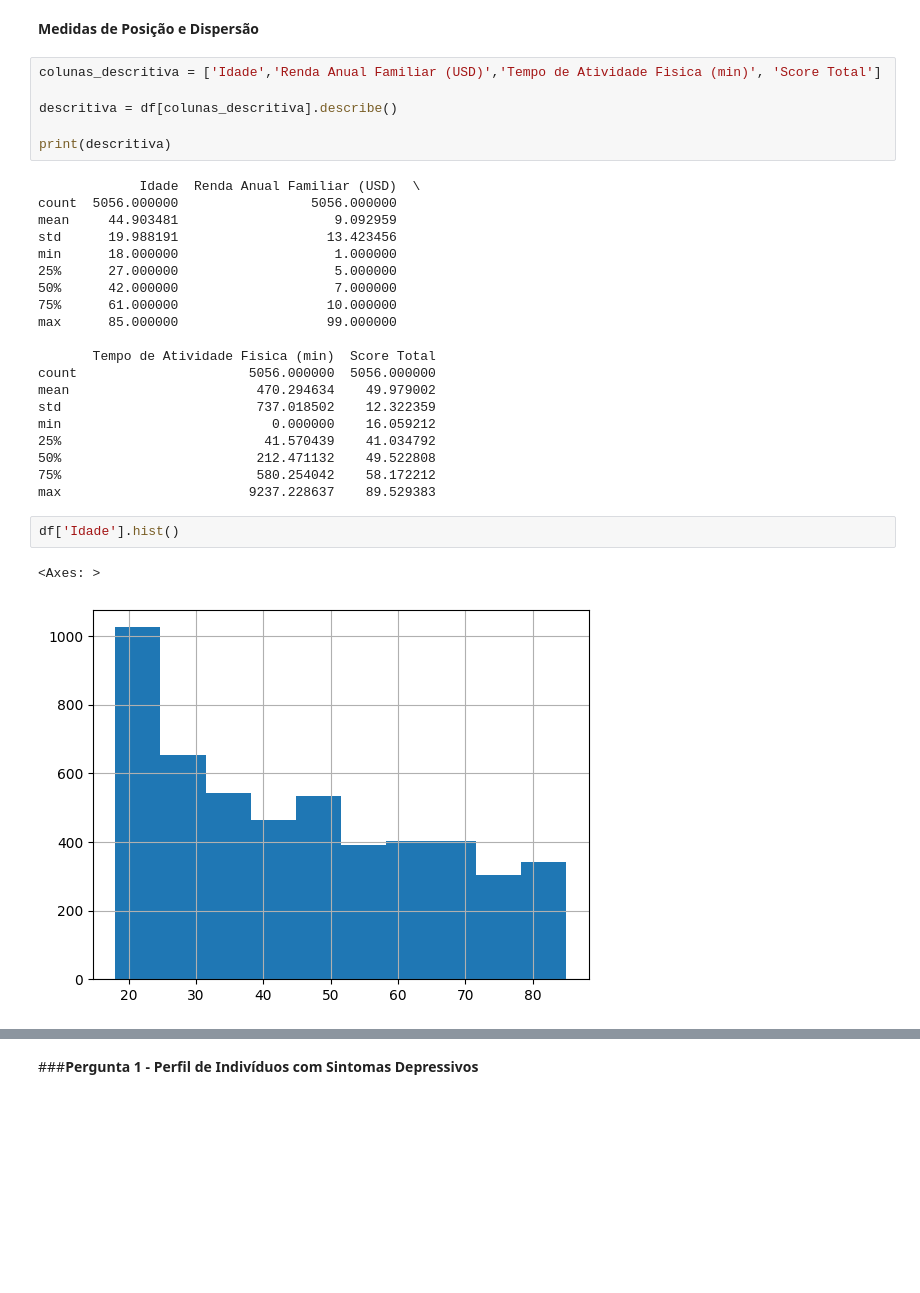
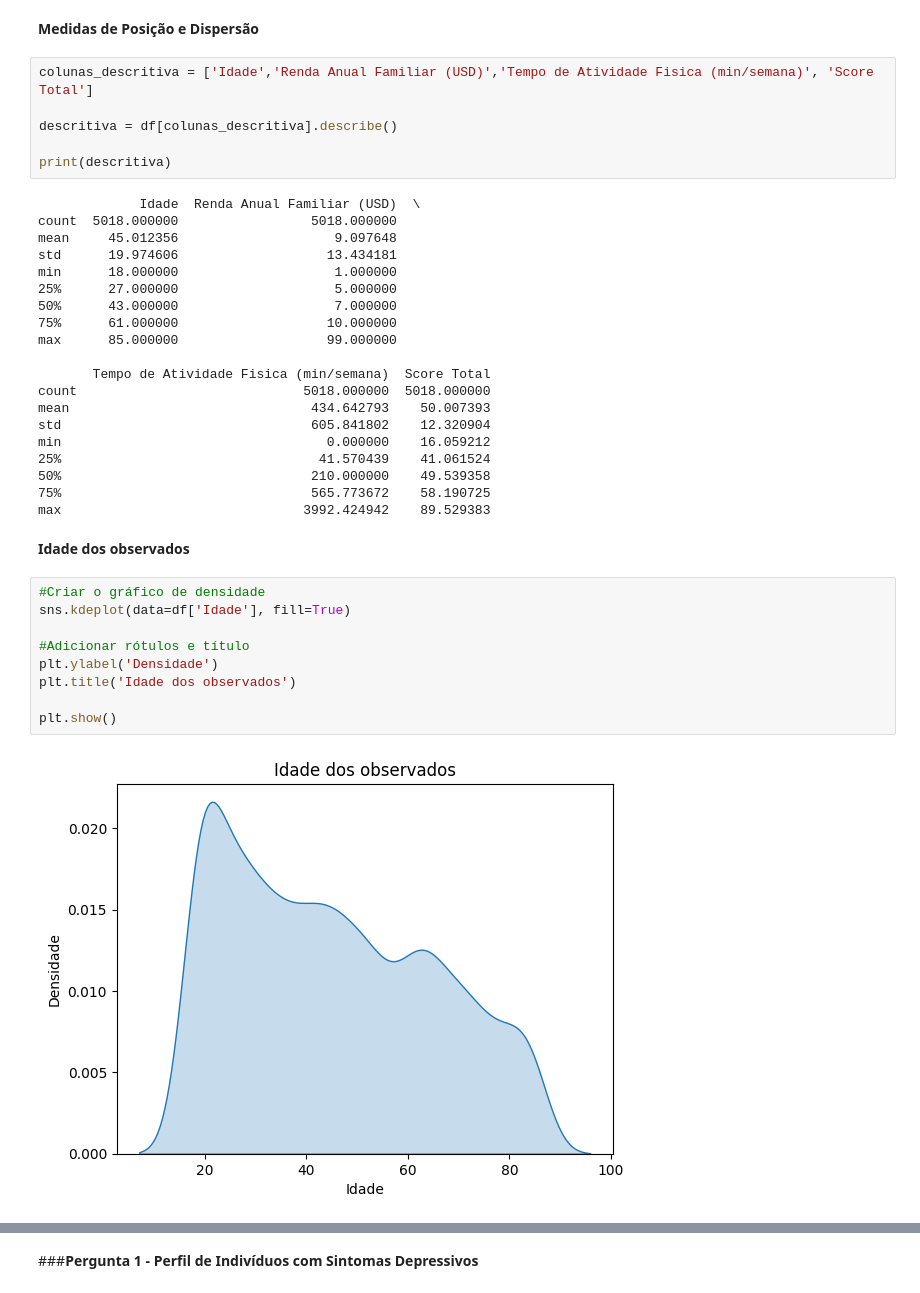
Before and after one commit to alearauj/EBA-Estatistica-do-Basico-ao-Avancado, a Jupyter notebook: EBA_Projeto_Final.ipynb, the cells around one changed output, grey strips where cells are left out. Saved outputs shown, nothing was run; the diff lists cells and outputs as text; blank space fills up the shorter version.

```diff
--- a/EBA_Projeto_Final.ipynb
+++ b/EBA_Projeto_Final.ipynb
@@ -286,33 +282,41 @@ Frequências:  Absoluta (n)  Relativa (%)
 # %% [markdown]
 **Medidas de Posição e Dispersão**
 # %%
-colunas_descritiva = ['Idade','Renda Anual Familiar (USD)','Tempo de Atividade Fisica (min)', 'Score Total']
+colunas_descritiva = ['Idade','Renda Anual Familiar (USD)','Tempo de Atividade Fisica (min/semana)', 'Score Total']
 
 descritiva = df[colunas_descritiva].describe()
 
 print(descritiva)
 # %% [output]
              Idade  Renda Anual Familiar (USD)  \
-count  5056.000000                 5056.000000
-mean     44.903481                    9.092959
-std      19.988191                   13.423456
+count  5018.000000                 5018.000000
+mean     45.012356                    9.097648
+std      19.974606                   13.434181
 min      18.000000                    1.000000
 25%      27.000000                    5.000000
-50%      42.000000                    7.000000
+50%      43.000000                    7.000000
 75%      61.000000                   10.000000
 max      85.000000                   99.000000
 
-       Tempo de Atividade Fisica (min)  Score Total
-count                      5056.000000  5056.000000
-mean                        470.294634    49.979002
-std                         737.018502    12.322359
-min                           0.000000    16.059212
-25%                          41.570439    41.034792
-50%                         212.471132    49.522808
-75%                         580.254042    58.172212
-max                        9237.228637    89.529383
+       Tempo de Atividade Fisica (min/semana)  Score Total
+count                             5018.000000  5018.000000
+mean                               434.642793    50.007393
+std                                605.841802    12.320904
+min                                  0.000000    16.059212
+25%                                 41.570439    41.061524
+50%                                210.000000    49.539358
+75%                                565.773672    58.190725
+max                               3992.424942    89.529383
-# %%
-df['Idade'].hist()
-# %% [output]
-<Axes: >
-[figure, removed]
+# %% [markdown]
+**Idade dos observados**
+# %%
+#Criar o gráfico de densidade
+sns.kdeplot(data=df['Idade'], fill=True)
+
+#Adicionar rótulos e título
+plt.ylabel('Densidade')
+plt.title('Idade dos observados')
+
+plt.show()
+# %% [output]
+[figure, added]
```
Also changed, not shown: parts of 10 cells of this notebook.
